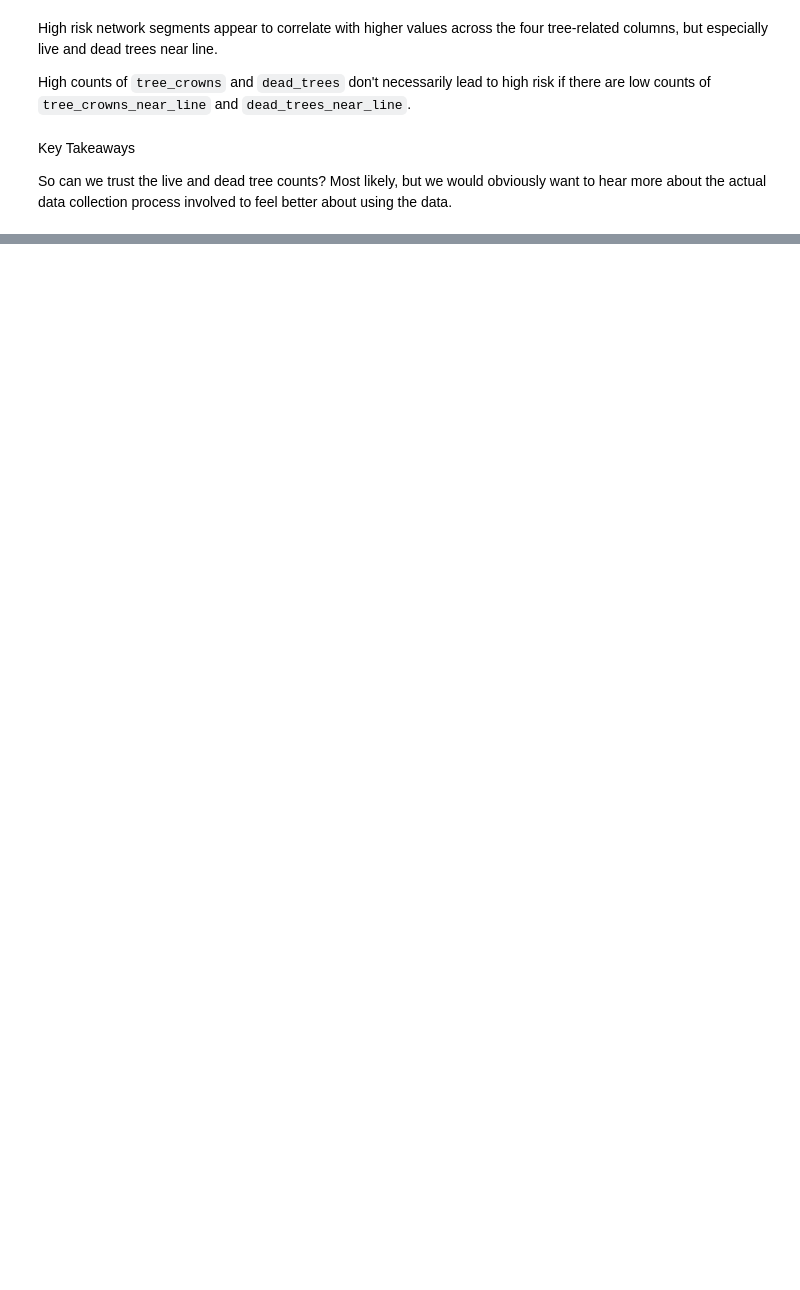
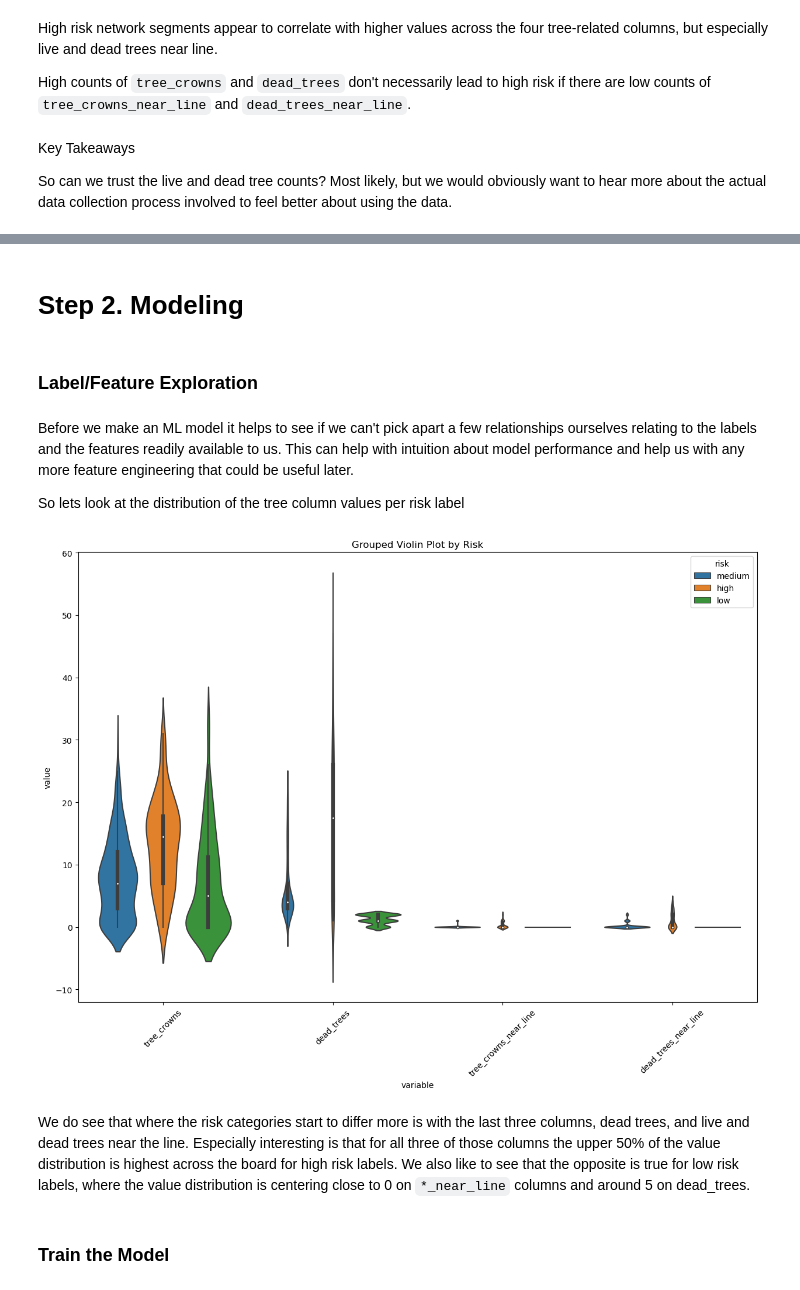
Before and after one commit to kyle-woodward/overstory, a Jupyter notebook: kyle_woodward_senior_wildfire_data_scientist.ipynb, the cells around one changed output, grey strips where cells are left out. Saved outputs shown, nothing was run; the diff lists cells and outputs as text; code cells hidden in the pictures; blank space fills up the shorter version.

Commit message:
finish EDA and modeling

```diff
--- a/kyle_woodward_senior_wildfire_data_scientist.ipynb
+++ b/kyle_woodward_senior_wildfire_data_scientist.ipynb
@@ -224,0 +245,31 @@ Therefore within the specific buffer survey area of a line segment it seems like
+# %% [markdown]
+# Step 2. Modeling
+# %% [markdown]
+### Label/Feature Exploration
+# %% [markdown]
+Before we make an ML model it helps to see if we can't pick apart a few relationships ourselves relating to the labels and the features readily available to us. This can help with intuition about model performance and help us with any more feature engineering that could be useful later.
+
+So lets look at the distribution of the tree column values per risk label
+# %%
+# Melt the dataframe to long format for seaborn
+melted_gdf = gdf.melt(id_vars='risk',
+                      value_vars=['tree_crowns', 'dead_trees', 'tree_crowns_near_line', 'dead_trees_near_line'],
+                        var_name='variable',
+                        value_name='value')
+
+# Create the violin plot
+plt.figure(figsize=(15, 10))
+sns.violinplot(x='variable',
+               y='value',
+               hue='risk',
+               data=melted_gdf,
+               )
+plt.xticks(rotation=45)
+plt.title('Grouped Violin Plot by Risk')
+plt.show()
+# %% [output]
+[figure, added]
+# %% [markdown]
+We do see that where the risk categories start to differ more is with the last three columns, dead trees, and live and dead trees near the line. Especially interesting is that for all three of those columns the upper 50% of the value distribution is highest across the board for high risk labels. We also like to see that the opposite is true for low risk labels, where the value distribution is centering close to 0 on `*_near_line` columns and around 5 on dead_trees.
+# %% [markdown]
+### Train the Model
```
Also changed, not shown: parts of 35 cells of this notebook.
